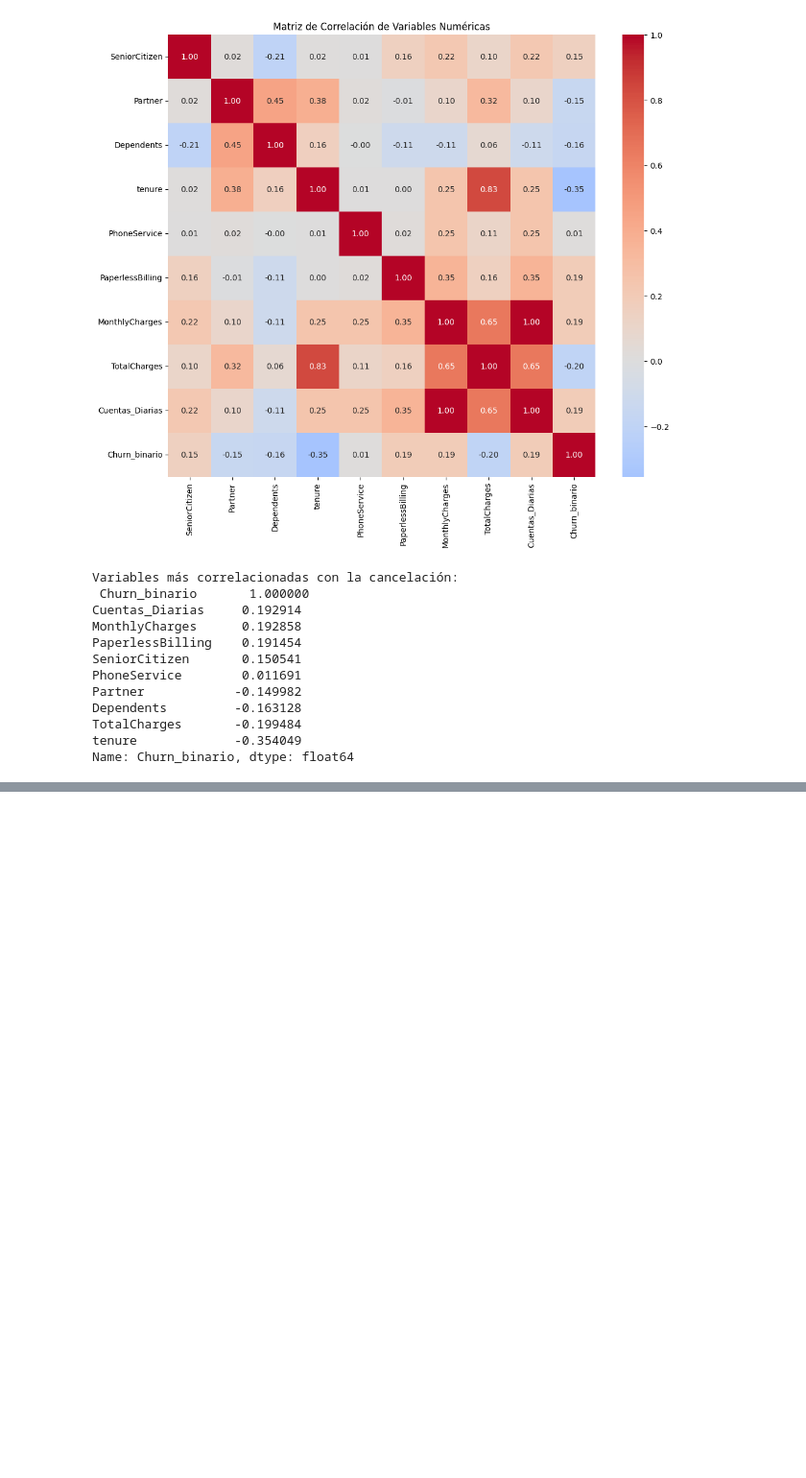
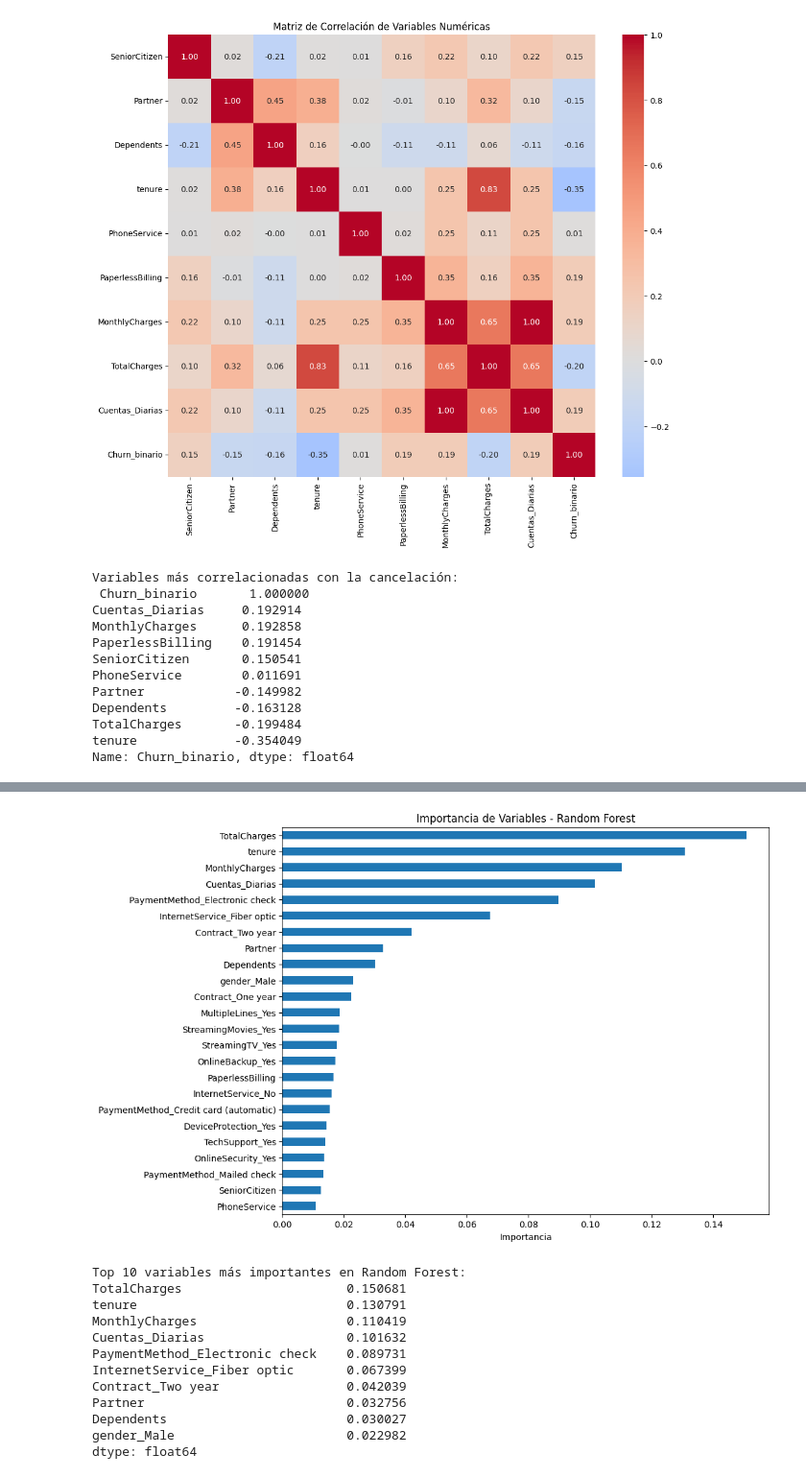
Before and after one commit to sscsam-cmd/TelecomX-parte2-Latam, a Jupyter notebook: TelecomX_parte2_Latam.ipynb, the cells around one changed output, grey strips where cells are left out. Shown at 96% size. Drawn from its saved outputs; the diff is of its cells as text; code cells hidden in the pictures; blank space fills up the shorter version.

```diff
--- a/TelecomX_parte2_Latam.ipynb
+++ b/TelecomX_parte2_Latam.ipynb
@@ -212,0 +300,26 @@ Name: Churn_binario, dtype: float64
+# %%
+# Regresión Logística
+from sklearn.linear_model import LogisticRegression
+
+# Crear modelo
+lr = LogisticRegression(max_iter=1000, random_state=42)
+
+# Entrenar con datos balanceados y estandarizados
+lr.fit(X_train_bal_scaled, y_train_bal)
+
+# Predicciones
+y_pred_lr = lr.predict(X_test_scaled)
+y_proba_lr = lr.predict_proba(X_test_scaled)[:,1]
+# %%
+# Random Forest
+from sklearn.ensemble import RandomForestClassifier
+
+# Crear modelo
+rf = RandomForestClassifier(n_estimators=100, random_state=42)
+
+# Entrenar con datos balanceados (sin escalar)
+rf.fit(X_train_bal, y_train_bal)
+
+# Predicciones
+y_pred_rf = rf.predict(X_test)
+y_proba_rf = rf.predict_proba(X_test)[:,1]
@@ -212,0 +422,33 @@ Name: Churn_binario, dtype: float64
+# %%
+# Random Forest: Importancia de variables
+import matplotlib.pyplot as plt
+
+# Importancia de variables
+importancias = rf.feature_importances_
+feat_importances = pd.Series(importancias, index=X_train_bal.columns)
+feat_importances = feat_importances.sort_values(ascending=True)
+
+# Gráfico horizontal
+plt.figure(figsize=(10,8))
+feat_importances.plot(kind='barh')
+plt.title("Importancia de Variables - Random Forest")
+plt.xlabel("Importancia")
+plt.show()
+
+# Mostrar top 10
+print("Top 10 variables más importantes en Random Forest:")
+print(feat_importances.sort_values(ascending=False).head(10))
+# %% [output]
+[figure, added]
+Top 10 variables más importantes en Random Forest:
+TotalCharges                      0.150681
+tenure                            0.130791
+MonthlyCharges                    0.110419
+Cuentas_Diarias                   0.101632
+PaymentMethod_Electronic check    0.089731
+InternetService_Fiber optic       0.067399
+Contract_Two year                 0.042039
+Partner                           0.032756
+Dependents                        0.030027
+gender_Male                       0.022982
+dtype: float64
```
Also changed, not shown: parts of 29 cells of this notebook.
